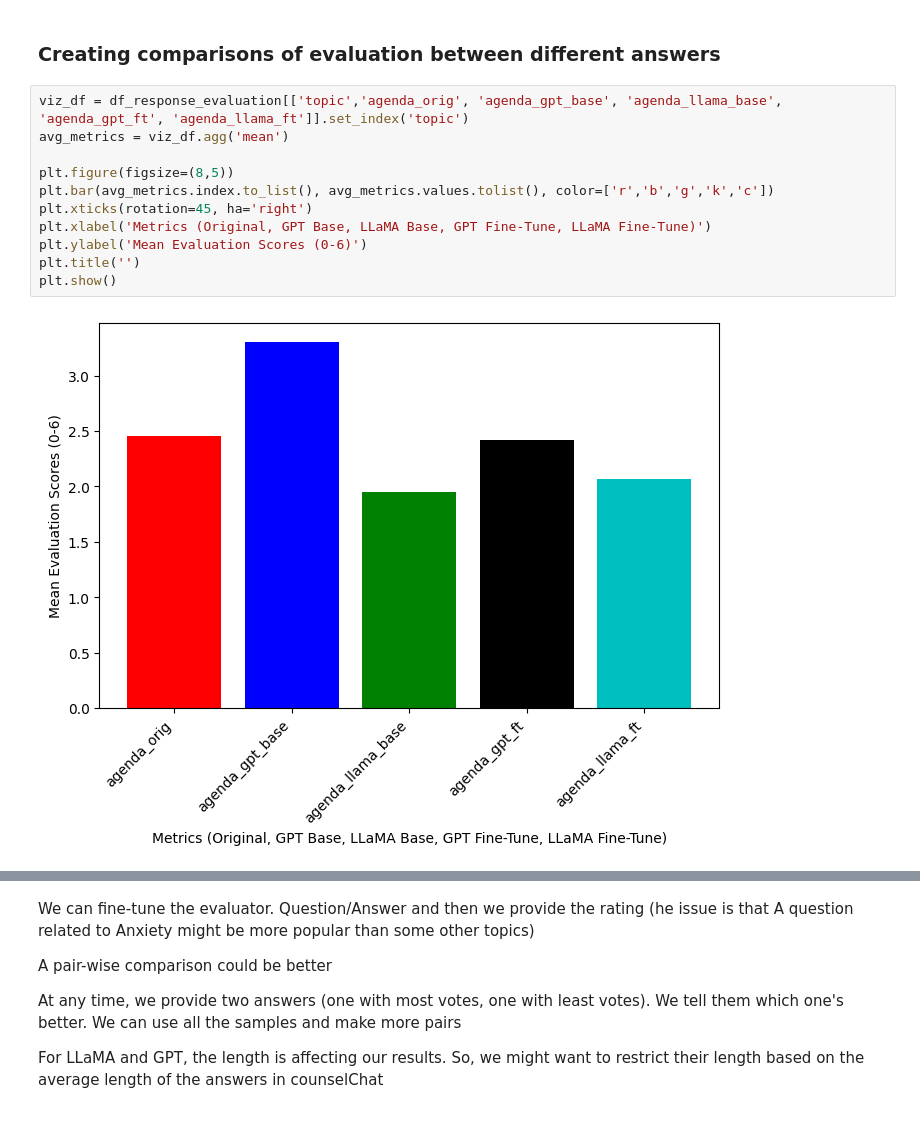
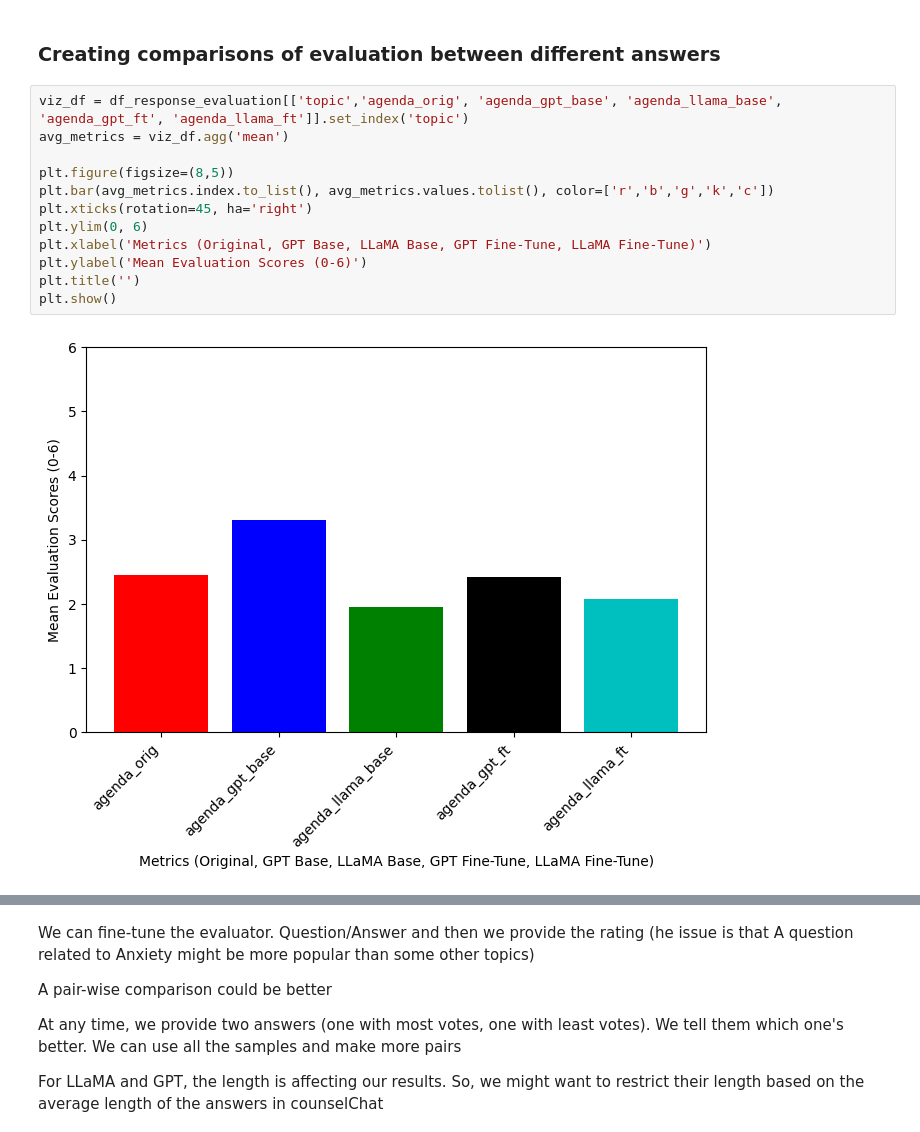
Before and after one commit to embedded-robotics/mental-health-agents, a Jupyter notebook: src/dpo/response_evaluation.ipynb, the cells around one changed output, grey strips where cells are left out. Saved outputs shown, nothing was run; the diff lists cells and outputs as text.

```diff
--- a/src/dpo/response_evaluation.ipynb
+++ b/src/dpo/response_evaluation.ipynb
@@ -636,16 +636,17 @@ df_response_evaluation.head()
 # %%
 viz_df = df_response_evaluation[['topic','agenda_orig', 'agenda_gpt_base', 'agenda_llama_base', 'agenda_gpt_ft', 'agenda_llama_ft']].set_index('topic')
 avg_metrics = viz_df.agg('mean')
 
 plt.figure(figsize=(8,5))
 plt.bar(avg_metrics.index.to_list(), avg_metrics.values.tolist(), color=['r','b','g','k','c'])
 plt.xticks(rotation=45, ha='right')
+plt.ylim(0, 6)
 plt.xlabel('Metrics (Original, GPT Base, LLaMA Base, GPT Fine-Tune, LLaMA Fine-Tune)')
 plt.ylabel('Mean Evaluation Scores (0-6)')
 plt.title('')
 plt.show()
 # %% [output]
-[figure, old version]
+[figure, new version]
 # %%
 viz_df = df_response_evaluation[['topic','feedback_orig', 'feedback_gpt_base', 'feedback_llama_base', 'feedback_gpt_ft', 'feedback_llama_ft']].set_index('topic')
 avg_metrics = viz_df.agg('mean')
```
Also changed, not shown: parts of 10 cells of this notebook.
